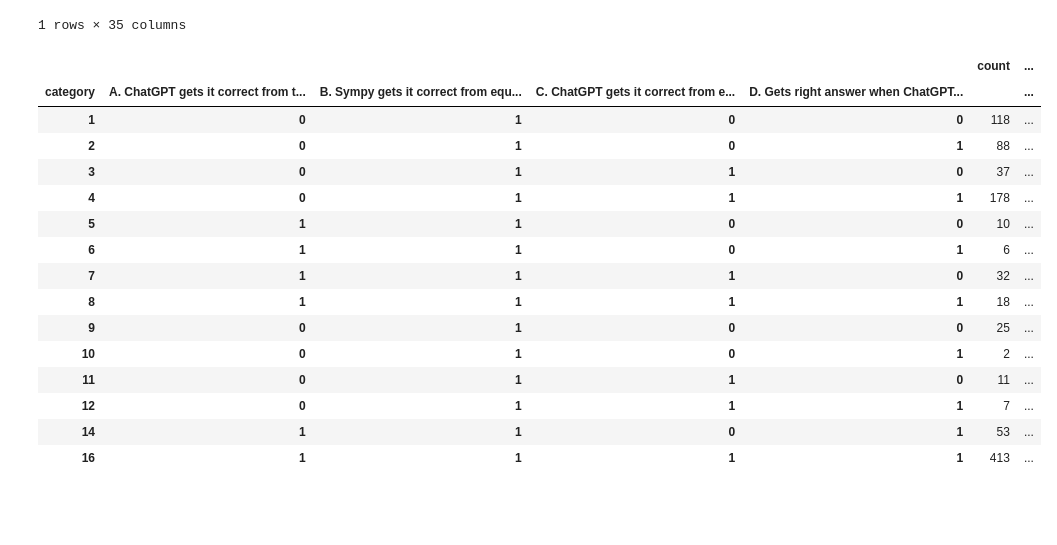
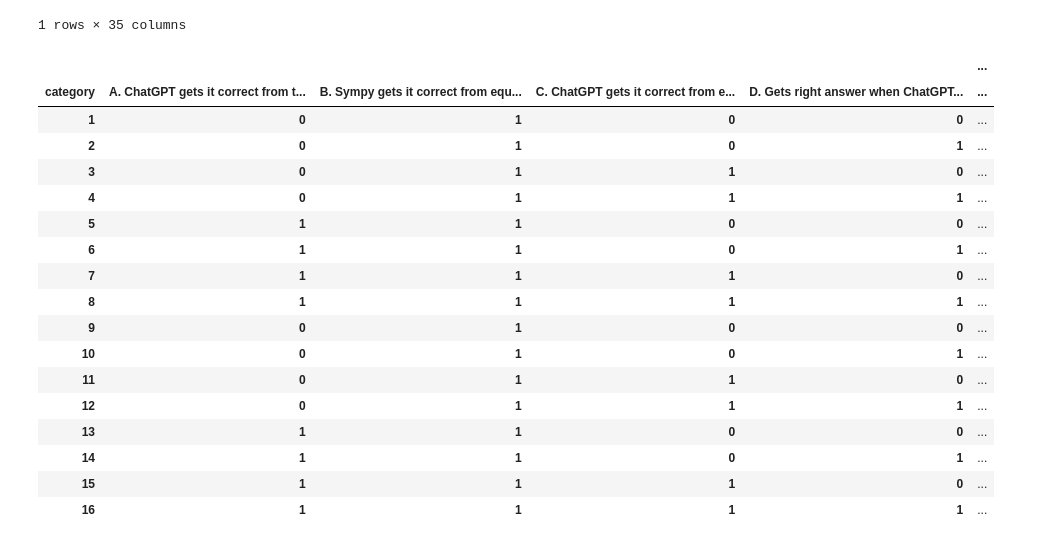
Before and after one commit to hwelsters/internal-consistency, a Jupyter notebook: 06-03-2023/categorize.ipynb, the cells around one changed output. Drawn from its saved outputs; the diff is of its cells as text; code cells hidden in the pictures; blank space fills up the shorter version.

```diff
--- a/06-03-2023/categorize.ipynb
+++ b/06-03-2023/categorize.ipynb
@@ -154,7 +154,8 @@ def label_category(row):
     if category > 8:
         row['E. Final answer and equations same'] = 1
         category -= 8
-    else: row['E. Final answer and equations same'] = 0
+    else:
+        row['E. Final answer and equations same'] = 0
 
     if category == 1:
         row['Equations'] = '''UNKNOWN'''
@@ -179,48 +180,85 @@ def label_category(row):
     elif category == 5:
         row['Equations'] = '''UNKNOWN'''
         row['Solving'] = '''FAIL'''
         row['Theory'] = '''Non-determinism as we do not know how it could gotten the problem right'''
         row['Understandable'] = '''NO'''
     elif category == 6:
         row['Equations'] = '''SUCCEED'''
         row['Solving'] = '''FAIL'''
         row['Theory'] = '''Can get the right equations, perhaps there is something about the equations from ground truth that mess it up'''
         row['Understandable'] = '''MAYBE'''
     elif category == 7:
         row['Equations'] = '''SUCCEED'''
         row['Solving'] = '''SUCCEED'''
         row['Theory'] = '''ChatGPT is lying on the equations it reports'''
         row['Understandable'] = '''MAYBE'''
     elif category == 8:
         row['Equations'] = '''SUCCEED'''
         row['Solving'] = '''SUCCEED'''
         row['Theory'] = '''Gets everything right'''
         row['Understandable'] = '''YES'''
     return row
 
+
 values = pandas.DataFrame(ground[[
     'category',
     'A. ChatGPT gets it correct from text to final solution',
     'B. Sympy gets it correct from equations to final solution',
     'C. ChatGPT gets it correct from equations to final solution',
     'D. Gets right answer when ChatGPT transforms text to equations and SymPy solves the equations from chat GPT',
-]].value_counts().sort_index())
-values = values.apply(lambda row : label_category(row), axis=1)
+]].value_counts())
+
+# TODO: Remove this abomination
+join = values.copy()
+# display(values.index)
+# display(join.index)
+join.loc[1, 0, 1, 0, 0] = {'count': 0}
+join.loc[2, 0, 1, 0, 1] = {'count': 0}
+join.loc[3, 0, 1, 1, 0] = {'count': 0}
+join.loc[4, 0, 1, 1, 1] = {'count': 0}
+join.loc[5, 1, 1, 0, 0] = {'count': 0}
+join.loc[6, 1, 1, 0, 1] = {'count': 0}
+join.loc[7, 1, 1, 1, 0] = {'count': 0}
+join.loc[8, 1, 1, 1, 1] = {'count': 0}
+
+join.loc[9, 0, 1, 0, 0] = {'count': 0}
+join.loc[10, 0, 1, 0, 1] = {'count': 0}
+join.loc[11, 0, 1, 1, 0] = {'count': 0}
+join.loc[12, 0, 1, 1, 1] = {'count': 0}
+join.loc[13, 1, 1, 0, 0] = {'count': 0}
+join.loc[14, 1, 1, 0, 1] = {'count': 0}
+join.loc[15, 1, 1, 1, 0] = {'count': 0}
+join.loc[16, 1, 1, 1, 1] = {'count': 0}
+join.index.names = values.index.names
+# display(join)
+
+# display(values.index)
+# display(join.index)
+values = values.join(join, how='right', rsuffix='__right', lsuffix='__left')
+values['count__left'] = values['count__left'].fillna(0)
+values = values.rename(columns={'count__left': 'count'})
+values = values.drop(columns=['count__right'])
+
+values = values.apply(lambda row: label_category(row.sort_index()), axis=1)
+values = values.sort_index()
+values = values[['E. Final answer and equations same', 'count', 'Equations', 'Solving', 'Theory', 'Understandable']]
 values
 # %% [output]
-|  |  |  |  |  | count | ... |
-| category | A. ChatGPT gets it correct from t... | B. Sympy gets it correct from equ... | C. ChatGPT gets it correct from e... | D. Gets right answer when ChatGPT... |  | ... |
-| 1 | 0 | 1 | 0 | 0 | 118 | ... |
-| 2 | 0 | 1 | 0 | 1 | 88 | ... |
-| 3 | 0 | 1 | 1 | 0 | 37 | ... |
-| 4 | 0 | 1 | 1 | 1 | 178 | ... |
-| 5 | 1 | 1 | 0 | 0 | 10 | ... |
-| 6 | 1 | 1 | 0 | 1 | 6 | ... |
-| 7 | 1 | 1 | 1 | 0 | 32 | ... |
-| 8 | 1 | 1 | 1 | 1 | 18 | ... |
-| 9 | 0 | 1 | 0 | 0 | 25 | ... |
-| 10 | 0 | 1 | 0 | 1 | 2 | ... |
-| 11 | 0 | 1 | 1 | 0 | 11 | ... |
-| 12 | 0 | 1 | 1 | 1 | 7 | ... |
-| 14 | 1 | 1 | 0 | 1 | 53 | ... |
-| 16 | 1 | 1 | 1 | 1 | 413 | ... |
+|  |  |  |  |  | ... |
+| category | A. ChatGPT gets it correct from t... | B. Sympy gets it correct from equ... | C. ChatGPT gets it correct from e... | D. Gets right answer when ChatGPT... | ... |
+| 1 | 0 | 1 | 0 | 0 | ... |
+| 2 | 0 | 1 | 0 | 1 | ... |
+| 3 | 0 | 1 | 1 | 0 | ... |
+| 4 | 0 | 1 | 1 | 1 | ... |
+| 5 | 1 | 1 | 0 | 0 | ... |
+| 6 | 1 | 1 | 0 | 1 | ... |
+| 7 | 1 | 1 | 1 | 0 | ... |
+| 8 | 1 | 1 | 1 | 1 | ... |
+| 9 | 0 | 1 | 0 | 0 | ... |
+| 10 | 0 | 1 | 0 | 1 | ... |
+| 11 | 0 | 1 | 1 | 0 | ... |
+| 12 | 0 | 1 | 1 | 1 | ... |
+| 13 | 1 | 1 | 0 | 0 | ... |
+| 14 | 1 | 1 | 0 | 1 | ... |
+| 15 | 1 | 1 | 1 | 0 | ... |
+| 16 | 1 | 1 | 1 | 1 | ... |
```
Also changed, not shown: parts of 2 cells of this notebook, 1 other file.
